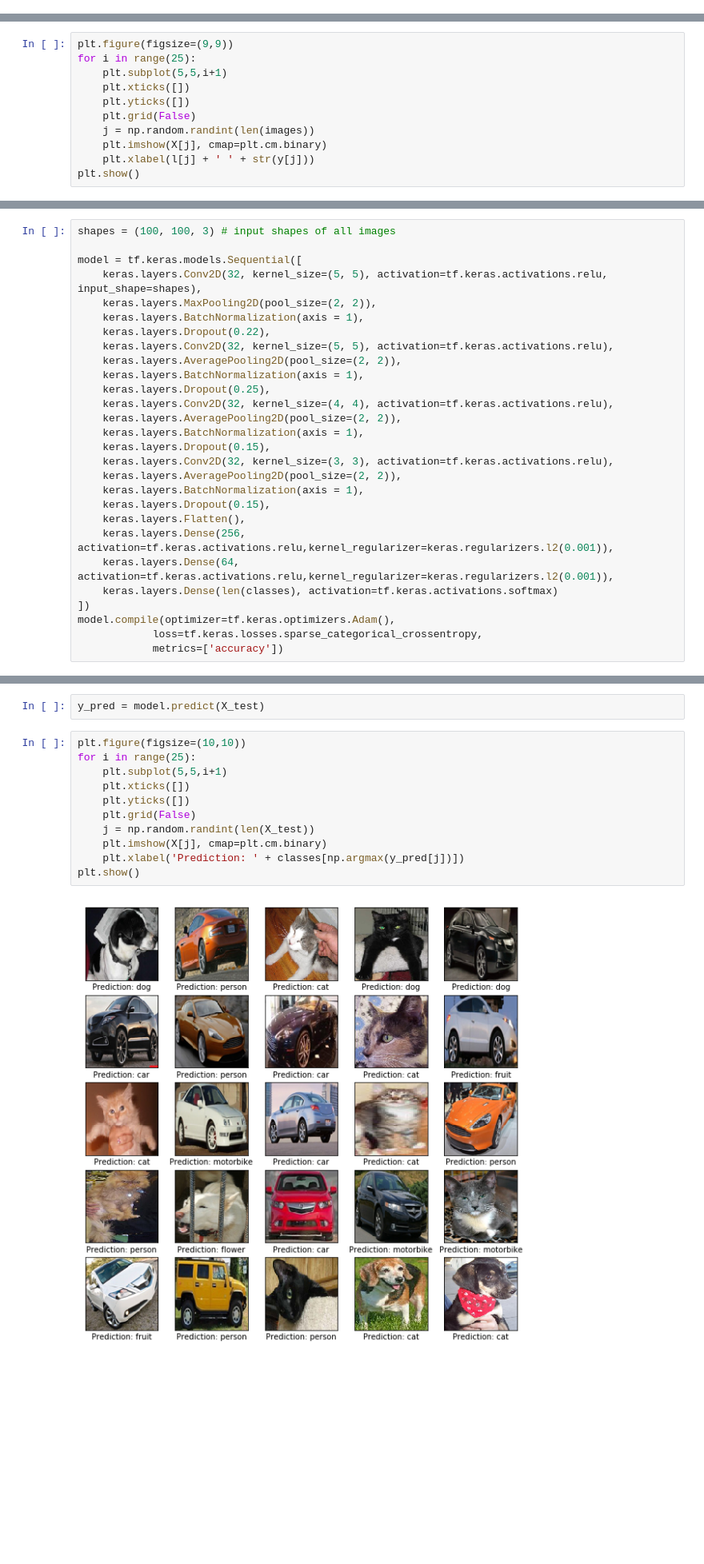
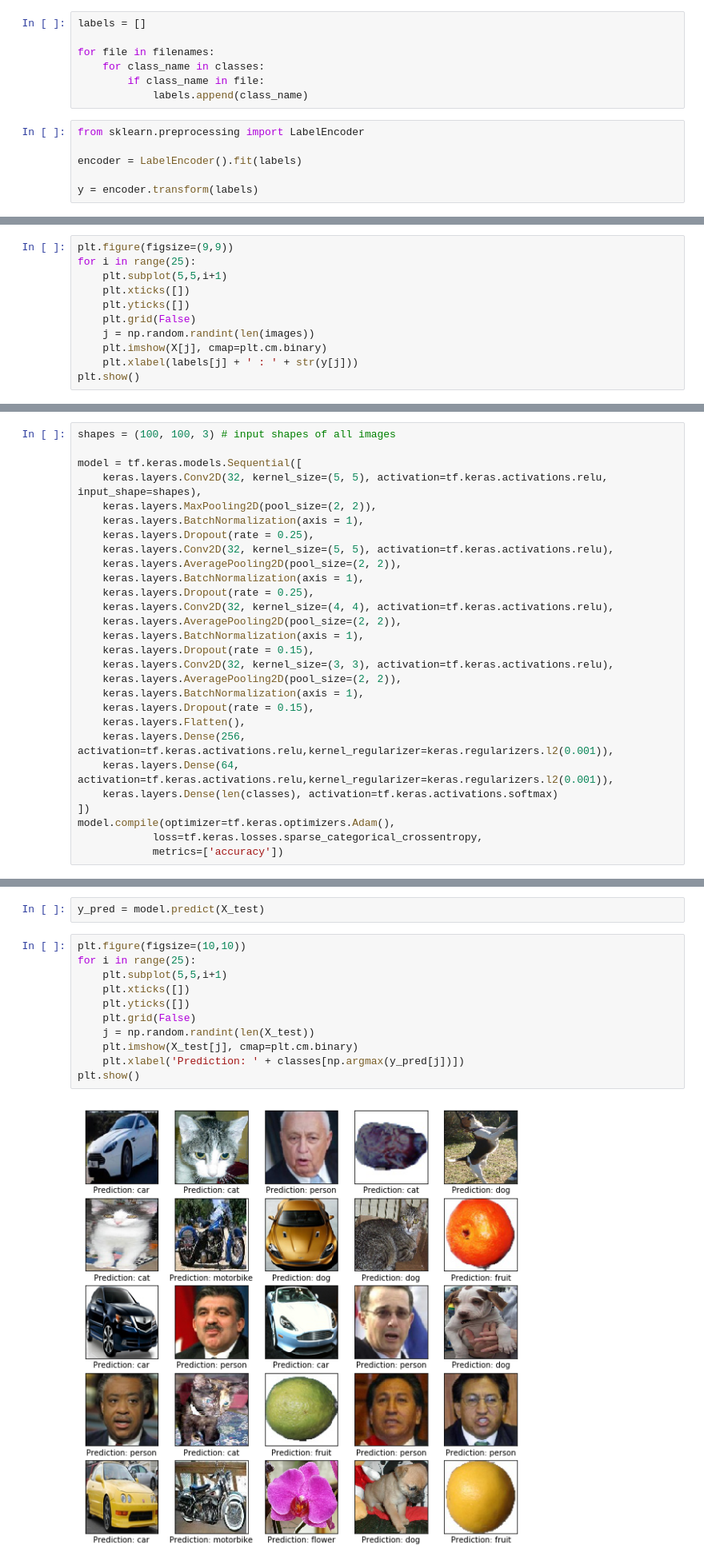
Before and after one commit to techshot25/conv-neural-nets, a Jupyter notebook: CNN.ipynb, the cells around one changed output, grey strips where cells are left out. Shown at 80% size. Drawn from its saved outputs; the diff is of its cells as text; blank space fills up the shorter version.

```diff
--- a/CNN.ipynb
+++ b/CNN.ipynb
@@ -79,3 +69,16 @@ y = np.array(y).flatten()
+# %%
+labels = []
+
+for file in filenames:
+    for class_name in classes:
+        if class_name in file:
+            labels.append(class_name)
+# %%
+from sklearn.preprocessing import LabelEncoder
+
+encoder = LabelEncoder().fit(labels)
+
+y = encoder.transform(labels)
 # %% [markdown]
 This checks the distributions of classes in the entire dataset
 # %%
@@ -97,6 +100,6 @@ for i in range(25):
     plt.grid(False)
     j = np.random.randint(len(images))
     plt.imshow(X[j], cmap=plt.cm.binary)
-    plt.xlabel(l[j] + ' ' + str(y[j]))
+    plt.xlabel(labels[j] + ' : ' + str(y[j]))
 plt.show()
 # %% [output]
@@ -119,19 +122,19 @@ model = tf.keras.models.Sequential([
     keras.layers.Conv2D(32, kernel_size=(5, 5), activation=tf.keras.activations.relu, input_shape=shapes),
     keras.layers.MaxPooling2D(pool_size=(2, 2)),
     keras.layers.BatchNormalization(axis = 1),
-    keras.layers.Dropout(0.22),
+    keras.layers.Dropout(rate = 0.25),
     keras.layers.Conv2D(32, kernel_size=(5, 5), activation=tf.keras.activations.relu),
     keras.layers.AveragePooling2D(pool_size=(2, 2)),
     keras.layers.BatchNormalization(axis = 1),
-    keras.layers.Dropout(0.25),
+    keras.layers.Dropout(rate = 0.25),
     keras.layers.Conv2D(32, kernel_size=(4, 4), activation=tf.keras.activations.relu),
     keras.layers.AveragePooling2D(pool_size=(2, 2)),
     keras.layers.BatchNormalization(axis = 1),
-    keras.layers.Dropout(0.15),
+    keras.layers.Dropout(rate = 0.15),
     keras.layers.Conv2D(32, kernel_size=(3, 3), activation=tf.keras.activations.relu),
     keras.layers.AveragePooling2D(pool_size=(2, 2)),
     keras.layers.BatchNormalization(axis = 1),
-    keras.layers.Dropout(0.15),
+    keras.layers.Dropout(rate = 0.15),
     keras.layers.Flatten(),
     keras.layers.Dense(256, activation=tf.keras.activations.relu,kernel_regularizer=keras.regularizers.l2(0.001)),
     keras.layers.Dense(64, activation=tf.keras.activations.relu,kernel_regularizer=keras.regularizers.l2(0.001)),
@@ -173,13 +169,13 @@ y_pred = model.predict(X_test)
 # %%
 plt.figure(figsize=(10,10))
 for i in range(25):
     plt.subplot(5,5,i+1)
     plt.xticks([])
     plt.yticks([])
     plt.grid(False)
     j = np.random.randint(len(X_test))
-    plt.imshow(X[j], cmap=plt.cm.binary)
+    plt.imshow(X_test[j], cmap=plt.cm.binary)
     plt.xlabel('Prediction: ' + classes[np.argmax(y_pred[j])])
 plt.show()
 # %% [output]
-[figure, old version]
+[figure, new version]
```
Also changed, not shown: parts of 12 cells of this notebook.
